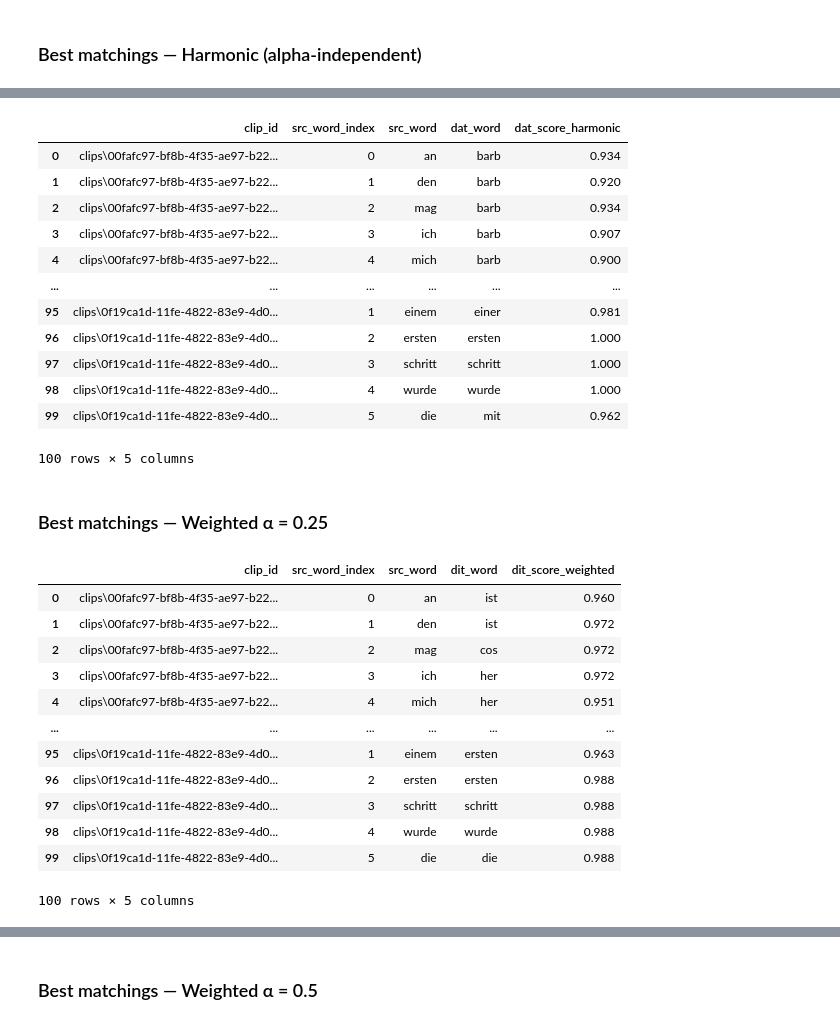
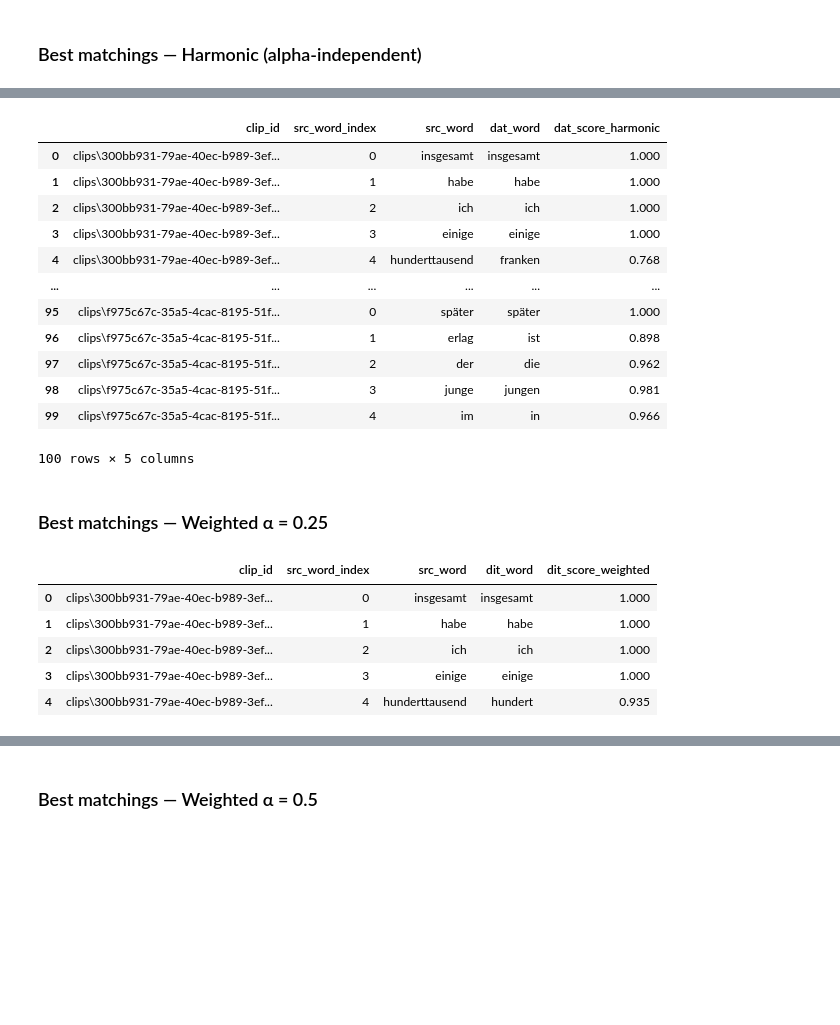
Before and after one commit to michamettler/BA-FS26_ciel_Mettler_Dialektanalyse, a Jupyter notebook: scripts/cross-comparison.ipynb, the cells around one changed output, grey strips where cells are left out. Saved outputs shown, nothing was run; the diff lists cells and outputs as text; code cells hidden in the pictures; blank space fills up the shorter version.

```diff
--- a/scripts/cross-comparison.ipynb
+++ b/scripts/cross-comparison.ipynb
@@ -88,7 +92,7 @@ def _hist_ax(ax, data, title):
     ax.legend(fontsize=8)
 
 
-def plot_base_scores(word_df):
+def plot_base_scores(word_comparison_results):
     """Alpha-independent scores: DIT Word Score, DAT Word Score, Position Score, DIT Harmonic, DAT Harmonic."""
     cols = [
         ("DIT Word Score", "dit_word_score"),
@@ -99,45 +103,45 @@ def plot_base_scores(word_df):
     ]
     fig, axes = plt.subplots(1, 5, figsize=(26, 4))
     for ax, (title, col) in zip(axes, cols):
-        _hist_ax(ax, word_df[col], title)
+        _hist_ax(ax, word_comparison_results[col], title)
     plt.suptitle("Base Score Distributions (alpha-independent)", fontsize=13)
     plt.tight_layout()
     plt.show()
 
 
-def plot_combined_scores(results, alphas):
+def plot_combined_scores(word_comparison_results_by_alpha, alphas):
     """Combined weighted scores compared side-by-side across alphas.
     Rows: DIT Weighted, DAT Weighted.
     Columns: one per alpha value.
     """
-    groups = [
+    transcript_types = [
         ("DIT Combined Weighted", "dit_score_weighted"),
         ("DAT Combined Weighted", "dat_score_weighted"),
     ]
-    n_rows = len(groups)
+    n_rows = len(transcript_types)
     n_cols = len(alphas)
     fig, axes = plt.subplots(n_rows, n_cols, figsize=(5 * n_cols, 3.5 * n_rows),
                              sharey='row')
-    for row_idx, (base_title, col) in enumerate(groups):
+    for row_idx, (base_title, col) in enumerate(transcript_types):
         for col_idx, alpha in enumerate(alphas):
             ax = axes[row_idx][col_idx]
-            _hist_ax(ax, results[alpha][col], f"{base_title} alpha = {alpha}")
+            _hist_ax(ax, word_comparison_results_by_alpha[alpha][col], f"{base_title} alpha = {alpha}")
     plt.suptitle("Combined Weighted Score Distributions — alpha comparison", fontsize=13, y=1.01)
     plt.tight_layout()
     plt.show()
 
 
-def best_matchings_df(word_df, transcript, score_type="weighted"):
+def best_matchings_df(word_comparison_results_df, transcript, score_type="weighted"):
     """Return the best matching target word per source word position.
 
     Parameters
     ----------
-    word_df    : DataFrame from build_word_comparison_df
-    transcript : "DIT" or "DAT"
-    score_type : "weighted" or "harmonic"
+    word_comparison_results_df : DataFrame from generate_cross_comparison_df
+    transcript                 : "DIT" or "DAT"
+    score_type                 : "weighted" or "harmonic"
     """
     score_col = f"{transcript.lower()}_score_{score_type}"
     word_col  = f"{transcript.lower()}_word"
-    return word_df.loc[
-        word_df.groupby(['clip_id', 'src_word_index'])[score_col].idxmax()
+    return word_comparison_results_df.loc[
+        word_comparison_results_df.groupby(['clip_id', 'src_word_index'], sort=False)[score_col].idxmax()
     ][['clip_id', 'src_word_index', 'src_word', word_col, score_col]].reset_index(drop=True)
@@ -149,12 +152,12 @@ def best_matchings_df(word_df, transcript, score_type="weighted"):
 # %%
 ALPHAS = [0.25, 0.5, 0.75]
 
-results = {
-    alpha: build_word_comparison_df(df, global_max_word_length, global_max_sentence_length, alpha=alpha)
+word_comparison_results_by_alpha = {
+    alpha: generate_cross_comparison_df(df, global_max_word_length, global_max_sentence_length, alpha=alpha)
     for alpha in ALPHAS
 }
 
-print(f"Total rows per DataFrame: {len(next(iter(results.values()))):,}")
+print(f"Total rows per DataFrame: {len(next(iter(word_comparison_results_by_alpha.values()))):,}")
 # %% [output]
 Total rows per DataFrame: 9,441
 # %% [markdown]
@@ -227,36 +230,30 @@ best_matchings_df(results[0.5], "DIT", score_type="harmonic").head(100)
 100 rows × 5 columns
 # %%
-best_matchings_df(results[0.5], "DAT", score_type="harmonic").head(100)
+best_matchings_df(word_comparison_results_by_alpha[0.5], "DAT", score_type="harmonic").head(100)
 # %% [output]
 |  | clip_id | src_word_index | src_word | dat_word | dat_score_harmonic |
-| 0 | clips\00fafc97-bf8b-4f35-ae97-b22... | 0 | an | barb | 0.934 |
-| 1 | clips\00fafc97-bf8b-4f35-ae97-b22... | 1 | den | barb | 0.920 |
-| 2 | clips\00fafc97-bf8b-4f35-ae97-b22... | 2 | mag | barb | 0.934 |
-| 3 | clips\00fafc97-bf8b-4f35-ae97-b22... | 3 | ich | barb | 0.907 |
-| 4 | clips\00fafc97-bf8b-4f35-ae97-b22... | 4 | mich | barb | 0.900 |
+| 0 | clips\300bb931-79ae-40ec-b989-3ef... | 0 | insgesamt | insgesamt | 1.000 |
+| 1 | clips\300bb931-79ae-40ec-b989-3ef... | 1 | habe | habe | 1.000 |
+| 2 | clips\300bb931-79ae-40ec-b989-3ef... | 2 | ich | ich | 1.000 |
+| 3 | clips\300bb931-79ae-40ec-b989-3ef... | 3 | einige | einige | 1.000 |
+| 4 | clips\300bb931-79ae-40ec-b989-3ef... | 4 | hunderttausend | franken | 0.768 |
 | ... | ... | ... | ... | ... | ... |
-| 95 | clips\0f19ca1d-11fe-4822-83e9-4d0... | 1 | einem | einer | 0.981 |
-| 96 | clips\0f19ca1d-11fe-4822-83e9-4d0... | 2 | ersten | ersten | 1.000 |
-| 97 | clips\0f19ca1d-11fe-4822-83e9-4d0... | 3 | schritt | schritt | 1.000 |
-| 98 | clips\0f19ca1d-11fe-4822-83e9-4d0... | 4 | wurde | wurde | 1.000 |
-| 99 | clips\0f19ca1d-11fe-4822-83e9-4d0... | 5 | die | mit | 0.962 |
+| 95 | clips\f975c67c-35a5-4cac-8195-51f... | 0 | später | später | 1.000 |
+| 96 | clips\f975c67c-35a5-4cac-8195-51f... | 1 | erlag | ist | 0.898 |
+| 97 | clips\f975c67c-35a5-4cac-8195-51f... | 2 | der | die | 0.962 |
+| 98 | clips\f975c67c-35a5-4cac-8195-51f... | 3 | junge | jungen | 0.981 |
+| 99 | clips\f975c67c-35a5-4cac-8195-51f... | 4 | im | in | 0.966 |
 100 rows × 5 columns
 # %% [markdown]
 ### Best matchings — Weighted α = 0.25
 # %%
-best_matchings_df(results[0.25], "DIT", score_type="weighted").head(100)
+df_dit_high_pos = best_matchings_df(word_comparison_results_by_alpha[0.25], "DIT", score_type="weighted")
+df_dit_high_pos.head()
 # %% [output]
 |  | clip_id | src_word_index | src_word | dit_word | dit_score_weighted |
-| 0 | clips\00fafc97-bf8b-4f35-ae97-b22... | 0 | an | ist | 0.960 |
-| 1 | clips\00fafc97-bf8b-4f35-ae97-b22... | 1 | den | ist | 0.972 |
-| 2 | clips\00fafc97-bf8b-4f35-ae97-b22... | 2 | mag | cos | 0.972 |
-| 3 | clips\00fafc97-bf8b-4f35-ae97-b22... | 3 | ich | her | 0.972 |
-| 4 | clips\00fafc97-bf8b-4f35-ae97-b22... | 4 | mich | her | 0.951 |
-| ... | ... | ... | ... | ... | ... |
-| 95 | clips\0f19ca1d-11fe-4822-83e9-4d0... | 1 | einem | ersten | 0.963 |
-| 96 | clips\0f19ca1d-11fe-4822-83e9-4d0... | 2 | ersten | ersten | 0.988 |
-| 97 | clips\0f19ca1d-11fe-4822-83e9-4d0... | 3 | schritt | schritt | 0.988 |
-| 98 | clips\0f19ca1d-11fe-4822-83e9-4d0... | 4 | wurde | wurde | 0.988 |
-| 99 | clips\0f19ca1d-11fe-4822-83e9-4d0... | 5 | die | die | 0.988 |
+| 0 | clips\300bb931-79ae-40ec-b989-3ef... | 0 | insgesamt | insgesamt | 1.000 |
+| 1 | clips\300bb931-79ae-40ec-b989-3ef... | 1 | habe | habe | 1.000 |
+| 2 | clips\300bb931-79ae-40ec-b989-3ef... | 2 | ich | ich | 1.000 |
+| 3 | clips\300bb931-79ae-40ec-b989-3ef... | 3 | einige | einige | 1.000 |
+| 4 | clips\300bb931-79ae-40ec-b989-3ef... | 4 | hunderttausend | hundert | 0.935 |
-100 rows × 5 columns
 # %%
```
Also changed, not shown: parts of 14 cells of this notebook, 1 other file.
